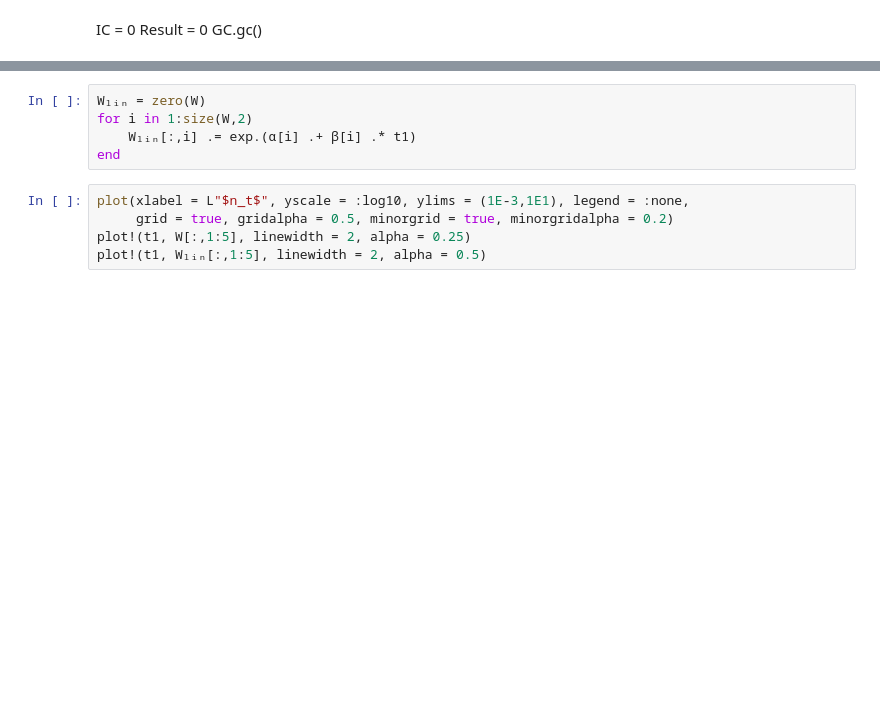
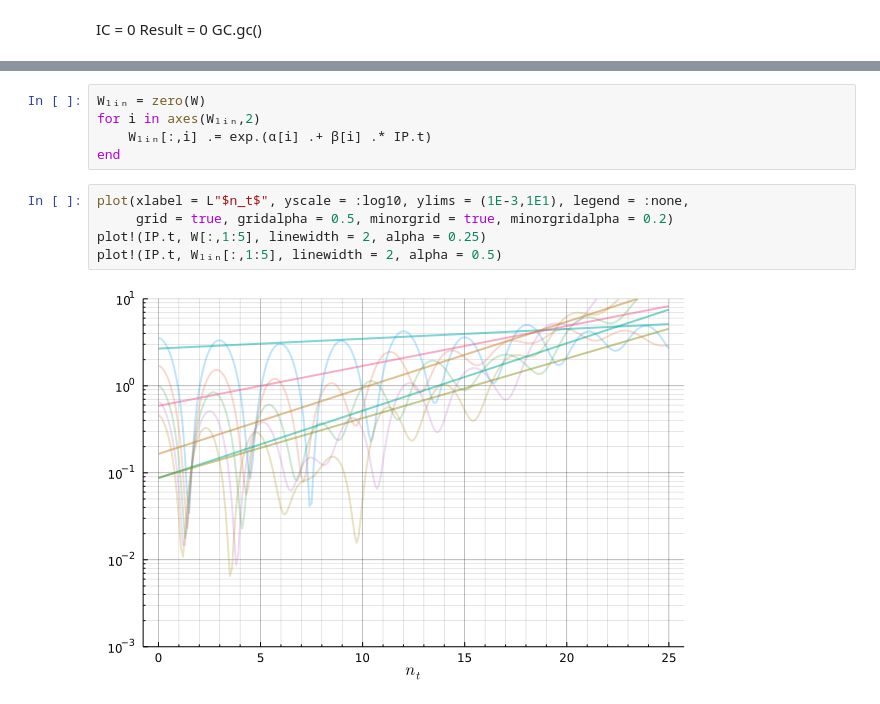
Before and after one commit to JuliaRCM/ReducedBasisMethods.jl, a Jupyter notebook: notebooks/VP-ROM-Training.ipynb, the cells around one changed output, grey strips where cells are left out. Saved outputs shown, nothing was run; the diff lists cells and outputs as text; blank space fills up the shorter version.

```diff
--- a/notebooks/VP-ROM-Training.ipynb
+++ b/notebooks/VP-ROM-Training.ipynb
@@ -102,13 +146,15 @@ GC.gc()
 # %%
 Wₗᵢₙ = zero(W)
-for i in 1:size(W,2)
-    Wₗᵢₙ[:,i] .= exp.(α[i] .+ β[i] .* t1)
+for i in axes(Wₗᵢₙ,2)
+    Wₗᵢₙ[:,i] .= exp.(α[i] .+ β[i] .* IP.t)
 end
 # %%
 plot(xlabel = L"$n_t$", yscale = :log10, ylims = (1E-3,1E1), legend = :none,
      grid = true, gridalpha = 0.5, minorgrid = true, minorgridalpha = 0.2)
-plot!(t1, W[:,1:5], linewidth = 2, alpha = 0.25)
-plot!(t1, Wₗᵢₙ[:,1:5], linewidth = 2, alpha = 0.5)
+plot!(IP.t, W[:,1:5], linewidth = 2, alpha = 0.25)
+plot!(IP.t, Wₗᵢₙ[:,1:5], linewidth = 2, alpha = 0.5)
+# %% [output]
+[figure, added]
 # %%
 plot(xlabel = L"$n_t$", yscale = :log10, ylims = (1E-3,1E1), legend = :none,
      grid = true, gridalpha = 0.5, minorgrid = true, minorgridalpha = 0.2)
```
Also changed, not shown: parts of 18 cells of this notebook, 6 other files.
